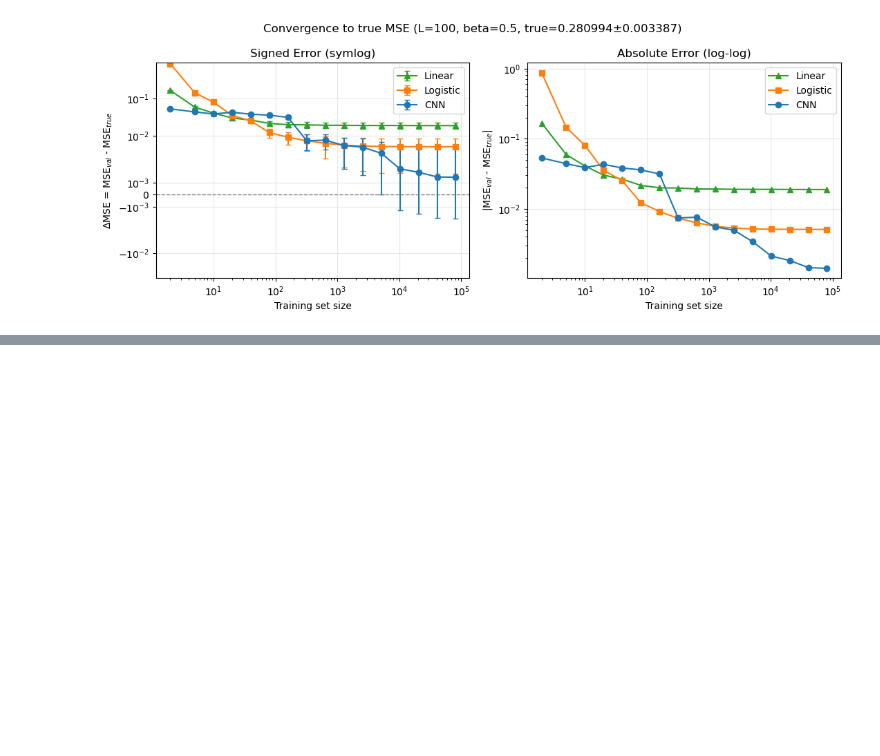
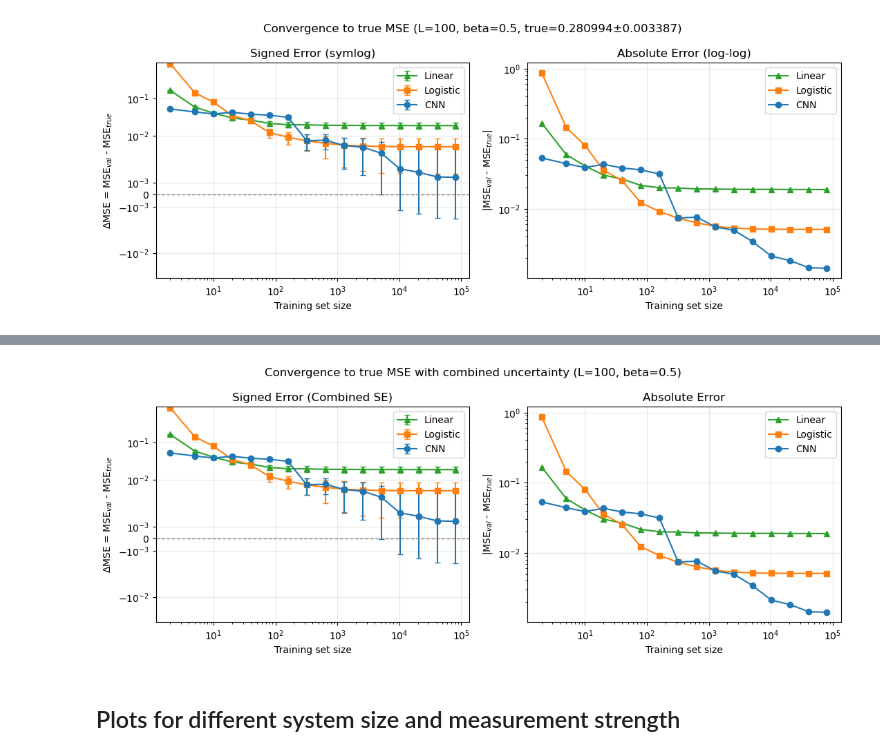
Before and after one commit to YueLiu01/MPSToolBox, a Jupyter notebook: CNN.ipynb, the cells around one changed output, grey strips where cells are left out. Cells and saved outputs as stored; diff of their text form; code cells hidden in the pictures; blank space fills up the shorter version.

```diff
--- a/CNN.ipynb
+++ b/CNN.ipynb
@@ -1974,39 +1992,38 @@ for name in model_names:
         delta,
         yerr=se_comb,
         fmt=markers[name] + "-",
         color=colors[name],
         capsize=3,
         label=name,
     )
-    # Absolute error with asymmetric bars to keep values positive
+    # Absolute error (no error bars for readability)
     abs_delta = np.abs(delta)
-    lower = np.maximum(abs_delta - se_comb, eps)
-    upper = abs_delta + se_comb
-    yerr_abs = np.vstack([abs_delta - lower, upper - abs_delta])
-    ax_abs.errorbar(
+    ax_abs.plot(
         train_sizes_arr,
         np.maximum(abs_delta, eps),
-        yerr=yerr_abs,
-        fmt=markers[name] + "-",
+        markers[name] + "-",
         color=colors[name],
-        capsize=3,
         label=name,
     )
 ax_signed.axhline(0.0, color="tab:gray", linestyle="--", linewidth=1.0)
 ax_signed.set_xscale("log")
 ax_signed.set_yscale("symlog", linthresh=max(true_se, 1e-4))
 ax_signed.set_xlabel("Training set size")
 ax_signed.set_ylabel(r"$\Delta$MSE = MSE$_{val}$ - MSE$_{true}$")
 ax_signed.set_title("Signed Error (Combined SE)")
 ax_signed.grid(alpha=0.3)
 ax_signed.legend()
 ax_abs.set_xscale("log")
 ax_abs.set_yscale("log")
 ax_abs.set_xlabel("Training set size")
 ax_abs.set_ylabel(r"$|$MSE$_{val}$ - MSE$_{true}$$|$")
-ax_abs.set_title("Absolute Error (Combined SE)")
+ax_abs.set_title("Absolute Error")
 ax_abs.grid(alpha=0.3)
 ax_abs.legend()
 fig.suptitle(f"Convergence to true MSE with combined uncertainty (L={L_data}, beta={beta})")
 plt.tight_layout()
 plt.show()
+# %% [output]
+[figure, added]
+# %% [markdown]
+## Plots for different system size and measurement strength
```
Also changed, not shown: parts of 5 cells of this notebook, 3 other files.
